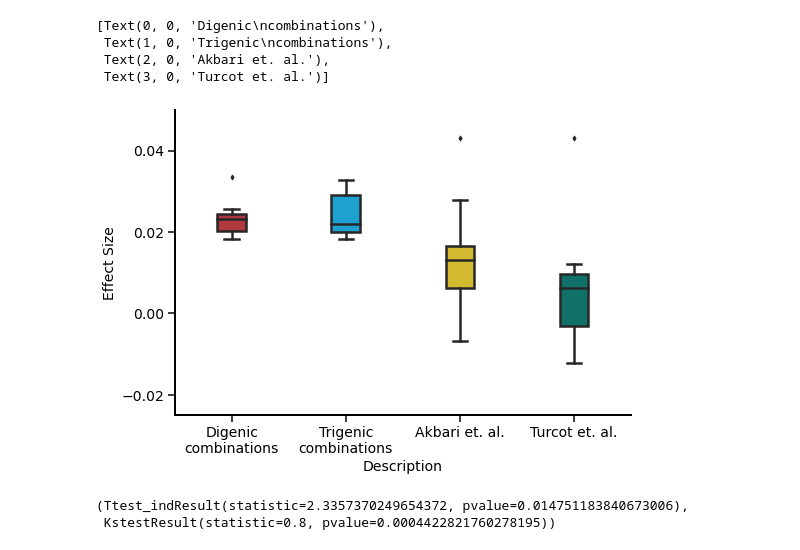
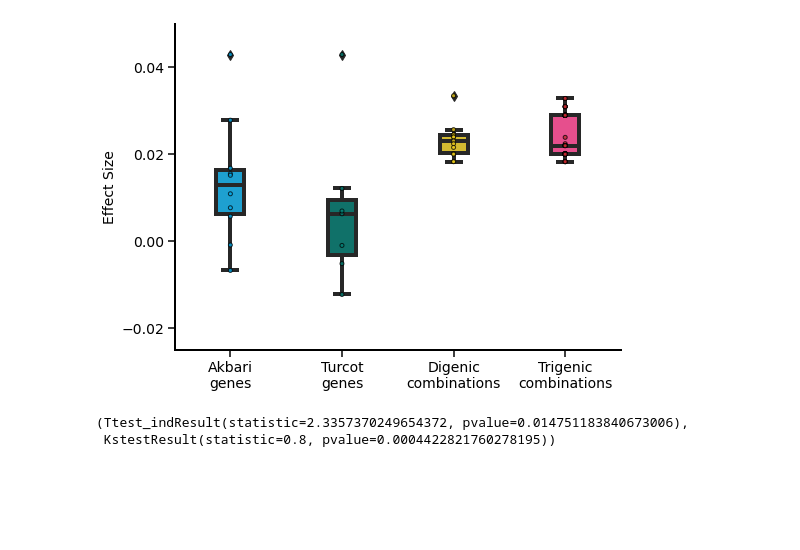
Before and after one commit to deeprob/ukb_bmi, a Jupyter notebook: 4_characterization/white_british/notebooks/1_effect_sizes_comparison.ipynb, the cells around one changed output. Drawn from its saved outputs; the diff is of its cells as text; code cells hidden in the pictures; blank space fills up the shorter version.

```diff
--- a/4_characterization/white_british/notebooks/1_effect_sizes_comparison.ipynb
+++ b/4_characterization/white_british/notebooks/1_effect_sizes_comparison.ipynb
@@ -16,43 +16,43 @@ efs_df = pd.read_csv(efs_table)
 # %%
 boxdf = efs_df
 
-# # Define Canvas
-# fig,ax = plt.subplots(1, 1, figsize=(8, 8))
+# Define Canvas
+fig,ax = plt.subplots(1, 1, figsize=(8, 6))
 
 # Box Plot
-sns_ax = sns.catplot(
+sns_strip = sns.stripplot(
     data=boxdf,
-    palette=["#c1272d", "#00ADEE", "#eecc16", "#008176"],  # '#D1245D', '#00ADEE', '#D1245D', '#00ADEE' "#0000a7"
-    kind="box",
+    palette=["#00ADEE", "#008176", "#eecc16", "#c1272d", ],  # '#D1245D', '#00ADEE', '#D1245D', '#00ADEE' "#0000a7"
     x="Description",
     y="Effect Size",
+    order=["Akbari et. al.", "Turcot et. al.", "Digenic combinations", "Trigenic combinations"],
     orient="v",
-    aspect=1.5,
-    width=0.25,
-    linewidth=2.5,
-    fliersize=3.5
+    s=4,
+    alpha=0.75, ec='black', linewidth=1, jitter=False, facecolors="none", dodge=False, ax=ax
     )
+
+sns_box = sns.boxplot(
+    data=boxdf,
+    palette=["#00ADEE", "#008176", "#eecc16", "#FF3688", ],  # '#D1245D', '#00ADEE', '#D1245D', '#00ADEE' "#0000a7"
+    x="Description",
+    y="Effect Size",
+    order=["Akbari et. al.", "Turcot et. al.", "Digenic combinations", "Trigenic combinations"],
+    hue_order=["Akbari et. al.", "Turcot et. al.", "Digenic combinations", "Trigenic combinations"],
+    dodge=False, width=0.25, linewidth=4, fliersize=7)
 
 
 # Adjust Axis
-sns_ax.ax.set_yticks([-0.02, 0, 0.02, 0.04])
-sns_ax.ax.set_ylim((-0.025, 0.05))
+ax.set_yticks([-0.02, 0, 0.02, 0.04])
+ax.set_ylim((-0.025, 0.05))
 # ax.set_ylabel('Percentage')
-sns_ax.ax.set_xticklabels(["Digenic\ncombinations", "Trigenic\ncombinations", "Akbari et. al.", "Turcot et. al."],
-    rotation=0)
-# ax.set_ticklabels(
-#     [],
-#     rotation=90)
+ax.set_xticklabels(["Akbari\ngenes", "Turcot\ngenes", "Digenic\ncombinations", "Trigenic\ncombinations", ], rotation=0)
+ax.set_xlabel("")
 
-# # Remove Spines
-# ax.spines['right'].set_visible(False)
-# ax.spines['top'].set_visible(False)
+# Remove Spines
+ax.spines['right'].set_visible(False)
+ax.spines['top'].set_visible(False);
 # %% [output]
-[Text(0, 0, 'Digenic\ncombinations'),
- Text(1, 0, 'Trigenic\ncombinations'),
- Text(2, 0, 'Akbari et. al.'),
- Text(3, 0, 'Turcot et. al.')]
-[figure, old version]
+[figure, new version]
 # %%
 digenic_effect_sizes = boxdf.loc[boxdf["Description"]=="Digenic combinations", "Effect Size"]
 trigenic_effect_sizes = boxdf.loc[boxdf["Description"]=="Trigenic combinations", "Effect Size"]
```
Also changed, not shown: 18 other files.
